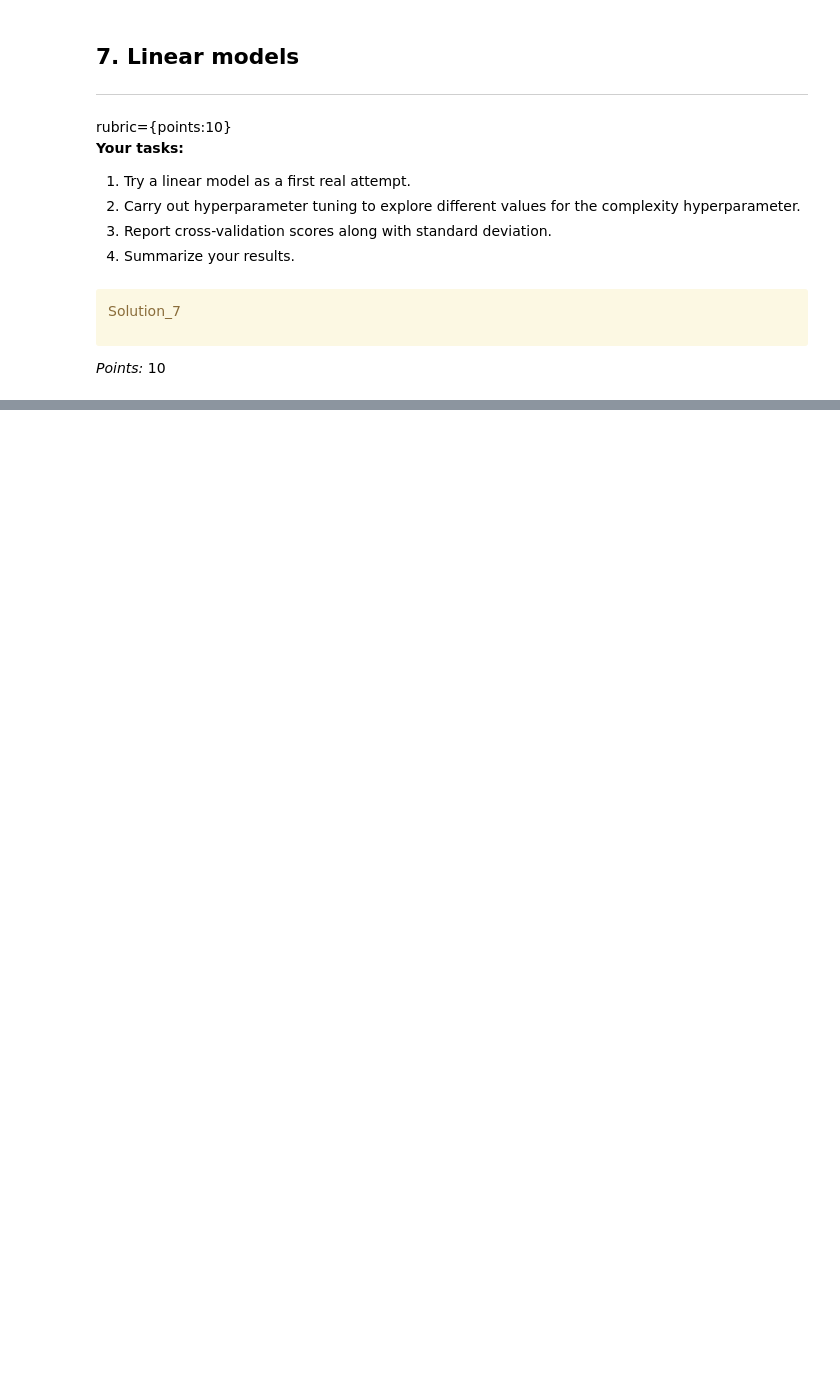
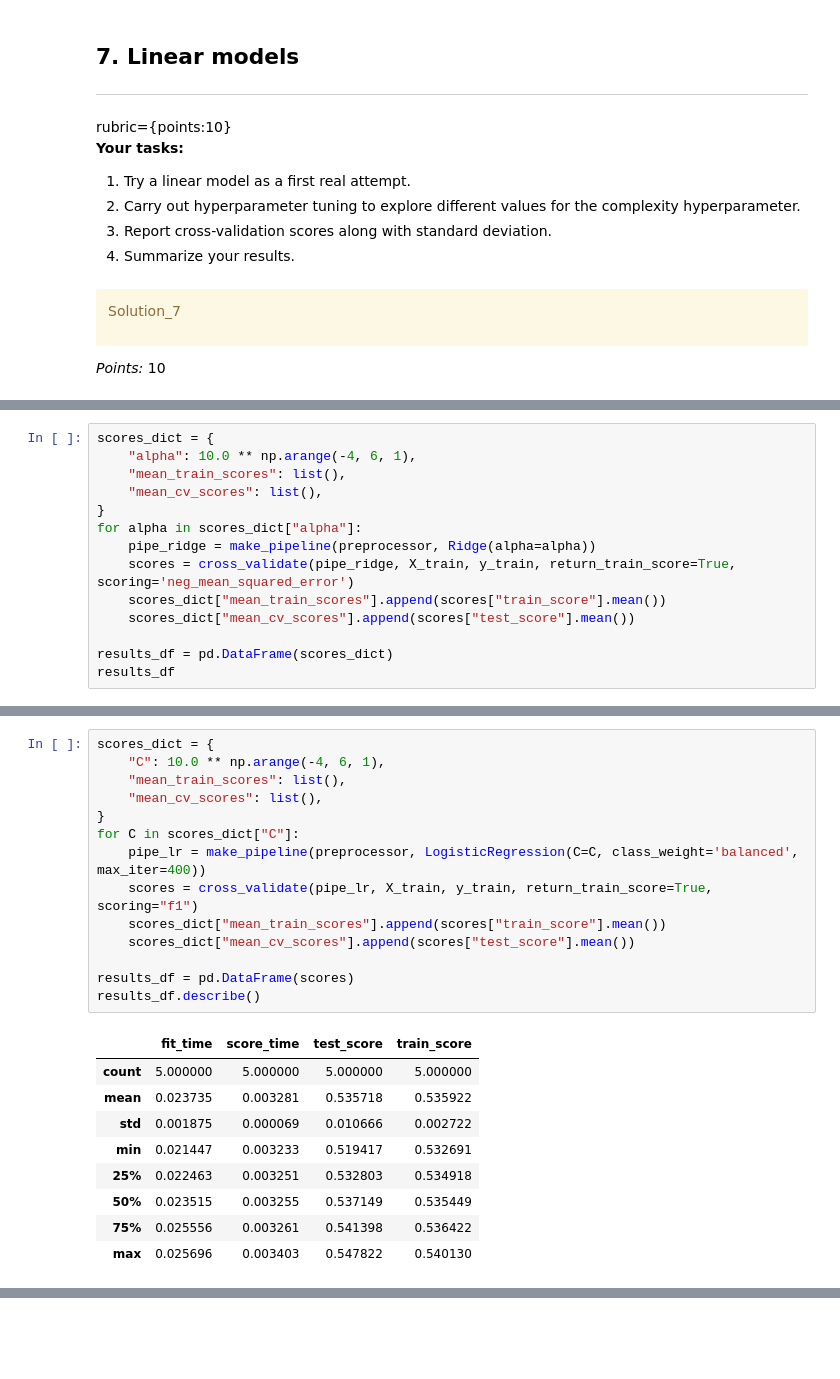
Before and after one commit to OminiCarlos/hw5, a Jupyter notebook: hw5.ipynb, the cells around one changed output, grey strips where cells are left out. Drawn from its saved outputs; the diff is of its cells as text; blank space fills up the shorter version.

```diff
--- a/hw5.ipynb
+++ b/hw5.ipynb
@@ -659,0 +681,14 @@ Ellipsis
+# %%
+scores_dict = {
+    "alpha": 10.0 ** np.arange(-4, 6, 1),
+    "mean_train_scores": list(),
+    "mean_cv_scores": list(),
+}
+for alpha in scores_dict["alpha"]:
+    pipe_ridge = make_pipeline(preprocessor, Ridge(alpha=alpha))
+    scores = cross_validate(pipe_ridge, X_train, y_train, return_train_score=True, scoring='neg_mean_squared_error')
+    scores_dict["mean_train_scores"].append(scores["train_score"].mean())
+    scores_dict["mean_cv_scores"].append(scores["test_score"].mean())
+
+results_df = pd.DataFrame(scores_dict)
+results_df
@@ -659,0 +721,24 @@ Ellipsis
+# %%
+scores_dict = {
+    "C": 10.0 ** np.arange(-4, 6, 1),
+    "mean_train_scores": list(),
+    "mean_cv_scores": list(),
+}
+for C in scores_dict["C"]:
+    pipe_lr = make_pipeline(preprocessor, LogisticRegression(C=C, class_weight='balanced', max_iter=400))
+    scores = cross_validate(pipe_lr, X_train, y_train, return_train_score=True, scoring="f1")
+    scores_dict["mean_train_scores"].append(scores["train_score"].mean())
+    scores_dict["mean_cv_scores"].append(scores["test_score"].mean())
+
+results_df = pd.DataFrame(scores)
+results_df.describe()
+# %% [output]
+|  | fit_time | score_time | test_score | train_score |
+| count | 5.000000 | 5.000000 | 5.000000 | 5.000000 |
+| mean | 0.023735 | 0.003281 | 0.535718 | 0.535922 |
+| std | 0.001875 | 0.000069 | 0.010666 | 0.002722 |
+| min | 0.021447 | 0.003233 | 0.519417 | 0.532691 |
+| 25% | 0.022463 | 0.003251 | 0.532803 | 0.534918 |
+| 50% | 0.023515 | 0.003255 | 0.537149 | 0.535449 |
+| 75% | 0.025556 | 0.003261 | 0.541398 | 0.536422 |
+| max | 0.025696 | 0.003403 | 0.547822 | 0.540130 |
```
Also changed, not shown: parts of 70 cells of this notebook.
